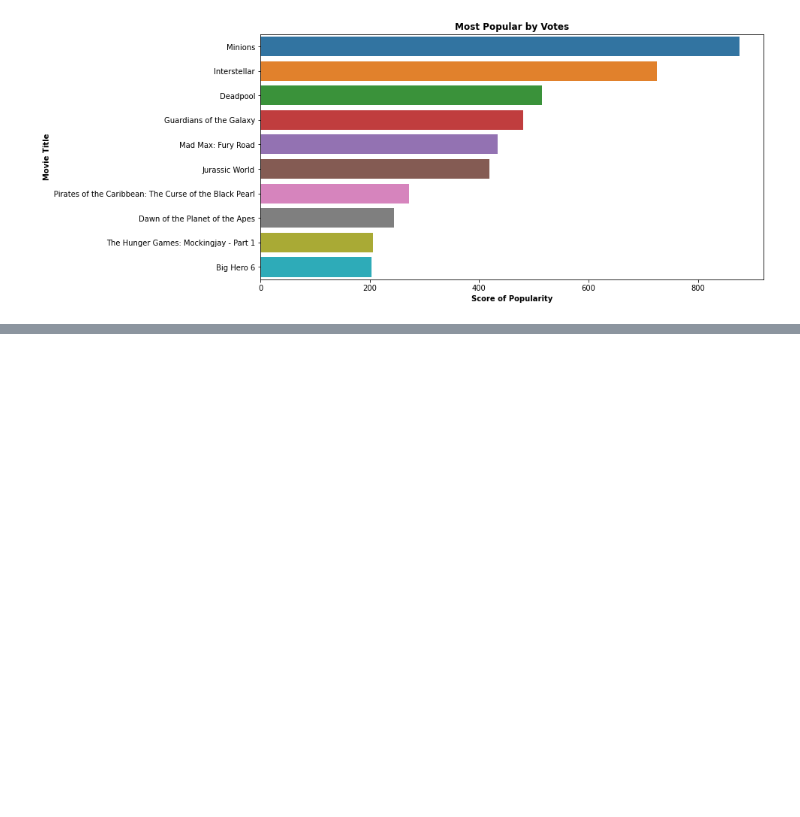
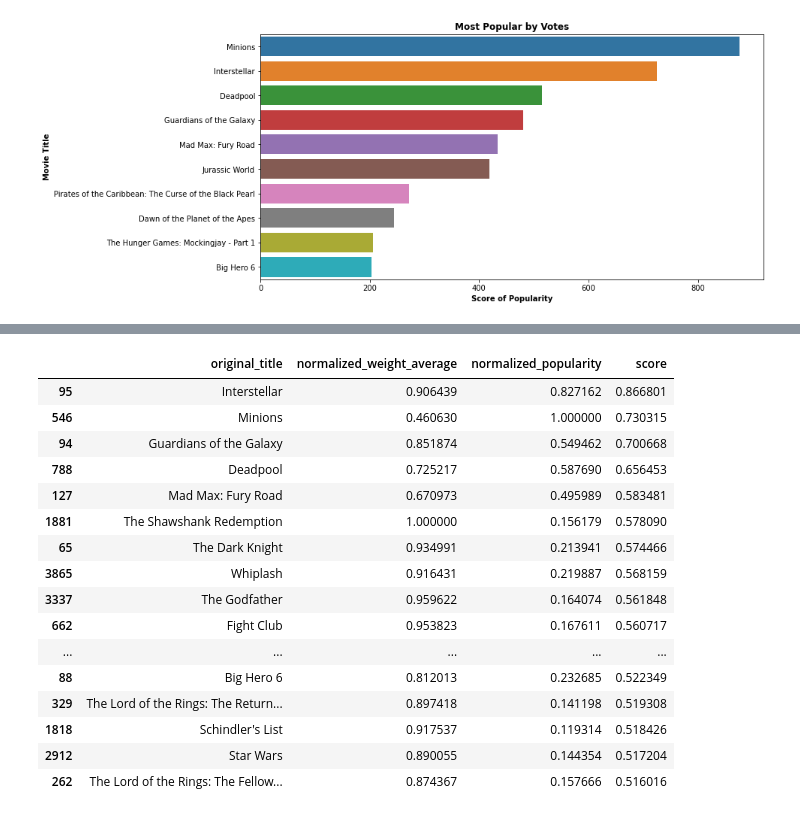
Before and after one commit to Void-Brain70/Machine_Learning, a Jupyter notebook: Basic_Recommendation_System.ipynb, the cells around one changed output, grey strips where cells are left out. Cells and saved outputs as stored; diff of their text form; code cells hidden in the pictures; blank space fills up the shorter version.

```diff
--- a/Basic_Recommendation_System.ipynb
+++ b/Basic_Recommendation_System.ipynb
@@ -146,0 +174,22 @@ plt.savefig('best_popular_movies.png')
+# %%
+movies_cleaned_df['score'] = movies_cleaned_df['normalized_weight_average'] * 0.5 + movies_cleaned_df['normalized_popularity'] * 0.5
+movies_scored_df = movies_cleaned_df.sort_values(['score'], ascending=False)
+movies_scored_df[['original_title', 'normalized_weight_average', 'normalized_popularity', 'score']].head(20)
+# %% [output]
+|  | original_title | normalized_weight_average | normalized_popularity | score |
+| 95 | Interstellar | 0.906439 | 0.827162 | 0.866801 |
+| 546 | Minions | 0.460630 | 1.000000 | 0.730315 |
+| 94 | Guardians of the Galaxy | 0.851874 | 0.549462 | 0.700668 |
+| 788 | Deadpool | 0.725217 | 0.587690 | 0.656453 |
+| 127 | Mad Max: Fury Road | 0.670973 | 0.495989 | 0.583481 |
+| 1881 | The Shawshank Redemption | 1.000000 | 0.156179 | 0.578090 |
+| 65 | The Dark Knight | 0.934991 | 0.213941 | 0.574466 |
+| 3865 | Whiplash | 0.916431 | 0.219887 | 0.568159 |
+| 3337 | The Godfather | 0.959622 | 0.164074 | 0.561848 |
+| 662 | Fight Club | 0.953823 | 0.167611 | 0.560717 |
+| ... | ... | ... | ... | ... |
+| 88 | Big Hero 6 | 0.812013 | 0.232685 | 0.522349 |
+| 329 | The Lord of the Rings: The Return... | 0.897418 | 0.141198 | 0.519308 |
+| 1818 | Schindler's List | 0.917537 | 0.119314 | 0.518426 |
+| 2912 | Star Wars | 0.890055 | 0.144354 | 0.517204 |
+| 262 | The Lord of the Rings: The Fellow... | 0.874367 | 0.157666 | 0.516016 |
```
Also changed, not shown: parts of 5 cells of this notebook.
